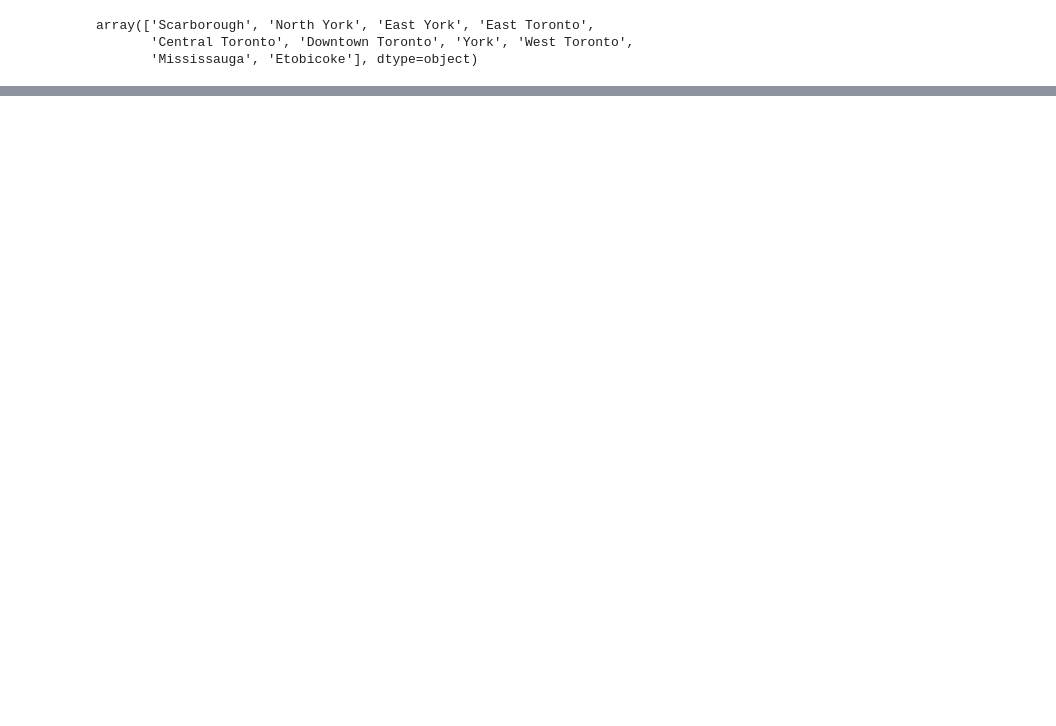
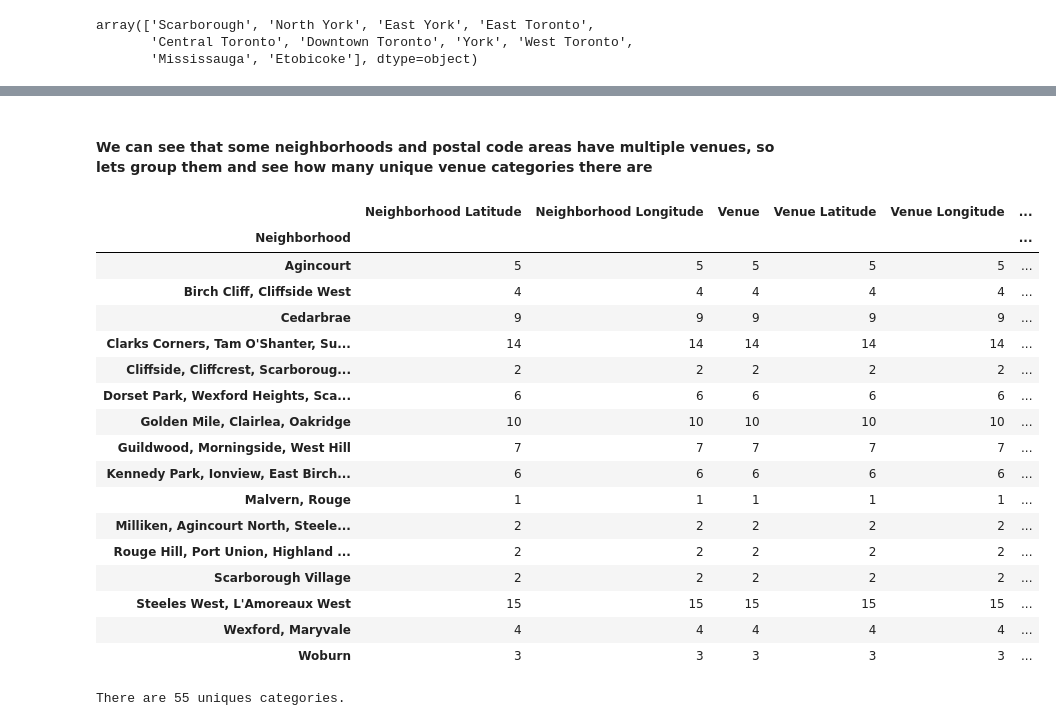
Before and after one commit to Jo-Sundaram/Coursera_Capstone, a Jupyter notebook: Coursera Capstone - Segmenting and Clustering.ipynb, the cells around one changed output, grey strips where cells are left out. Saved outputs shown, nothing was run; the diff lists cells and outputs as text; code cells hidden in the pictures; blank space fills up the shorter version.

```diff
--- a/Coursera Capstone - Segmenting and Clustering.ipynb
+++ b/Coursera Capstone - Segmenting and Clustering.ipynb
@@ -257,0 +215,2 @@ As you can see, the data is formed into clusters by Borough
+# %%
+results = requests.get(url).json()
@@ -257,0 +219,12 @@ As you can see, the data is formed into clusters by Borough
+# %%
+# function that extracts the category of the venue
+def get_category_type(row):
+    try:
+        categories_list = row['categories']
+    except:
+        categories_list = row['venue.categories']
+
+    if len(categories_list) == 0:
+        return None
+    else:
+        return categories_list[0]['name']
@@ -257,0 +233,16 @@ As you can see, the data is formed into clusters by Borough
+# %%
+venues = results['response']['groups'][0]['items']
+
+nearby_venues = json_normalize(venues) # flatten JSON
+
+# filter columns
+filtered_columns = ['venue.name', 'venue.categories', 'venue.location.lat', 'venue.location.lng']
+nearby_venues =nearby_venues.loc[:, filtered_columns]
+
+# filter the category for each row
+nearby_venues['venue.categories'] = nearby_venues.apply(get_category_type, axis=1)
+
+# clean columns
+nearby_venues.columns = [col.split(".")[-1] for col in nearby_venues.columns]
+
+nearby_venues.head()
@@ -257,0 +307,6 @@ As you can see, the data is formed into clusters by Borough
+# %%
+scar_data = geo_df[geo_df['Borough'] == 'Scarborough'].reset_index(drop=True)
+scar_venues = getNearbyVenues(names=scar_data['Neighborhood'],
+                                   latitudes=scar_data['Latitude'],
+                                   longitudes=scar_data['Longitude']
+                                  )
@@ -257,0 +342,27 @@ As you can see, the data is formed into clusters by Borough
+# %% [markdown]
+#### We can see that some neighborhoods and postal code areas have multiple venues, so lets group them and see how many unique venue categories there are
+# %%
+scar_venues.groupby('Neighborhood').count()
+# %% [output]
+|  | Neighborhood Latitude | Neighborhood Longitude | Venue | Venue Latitude | Venue Longitude | ... |
+| Neighborhood |  |  |  |  |  | ... |
+| Agincourt | 5 | 5 | 5 | 5 | 5 | ... |
+| Birch Cliff, Cliffside West | 4 | 4 | 4 | 4 | 4 | ... |
+| Cedarbrae | 9 | 9 | 9 | 9 | 9 | ... |
+| Clarks Corners, Tam O'Shanter, Su... | 14 | 14 | 14 | 14 | 14 | ... |
+| Cliffside, Cliffcrest, Scarboroug... | 2 | 2 | 2 | 2 | 2 | ... |
+| Dorset Park, Wexford Heights, Sca... | 6 | 6 | 6 | 6 | 6 | ... |
+| Golden Mile, Clairlea, Oakridge | 10 | 10 | 10 | 10 | 10 | ... |
+| Guildwood, Morningside, West Hill | 7 | 7 | 7 | 7 | 7 | ... |
+| Kennedy Park, Ionview, East Birch... | 6 | 6 | 6 | 6 | 6 | ... |
+| Malvern, Rouge | 1 | 1 | 1 | 1 | 1 | ... |
+| Milliken, Agincourt North, Steele... | 2 | 2 | 2 | 2 | 2 | ... |
+| Rouge Hill, Port Union, Highland ... | 2 | 2 | 2 | 2 | 2 | ... |
+| Scarborough Village | 2 | 2 | 2 | 2 | 2 | ... |
+| Steeles West, L'Amoreaux West | 15 | 15 | 15 | 15 | 15 | ... |
+| Wexford, Maryvale | 4 | 4 | 4 | 4 | 4 | ... |
+| Woburn | 3 | 3 | 3 | 3 | 3 | ... |
+# %%
+print('There are {} uniques categories.'.format(len(scar_venues['Venue Category'].unique())))
+# %% [output]
+There are 55 uniques categories.
```
Also changed, not shown: parts of 83 cells of this notebook.
